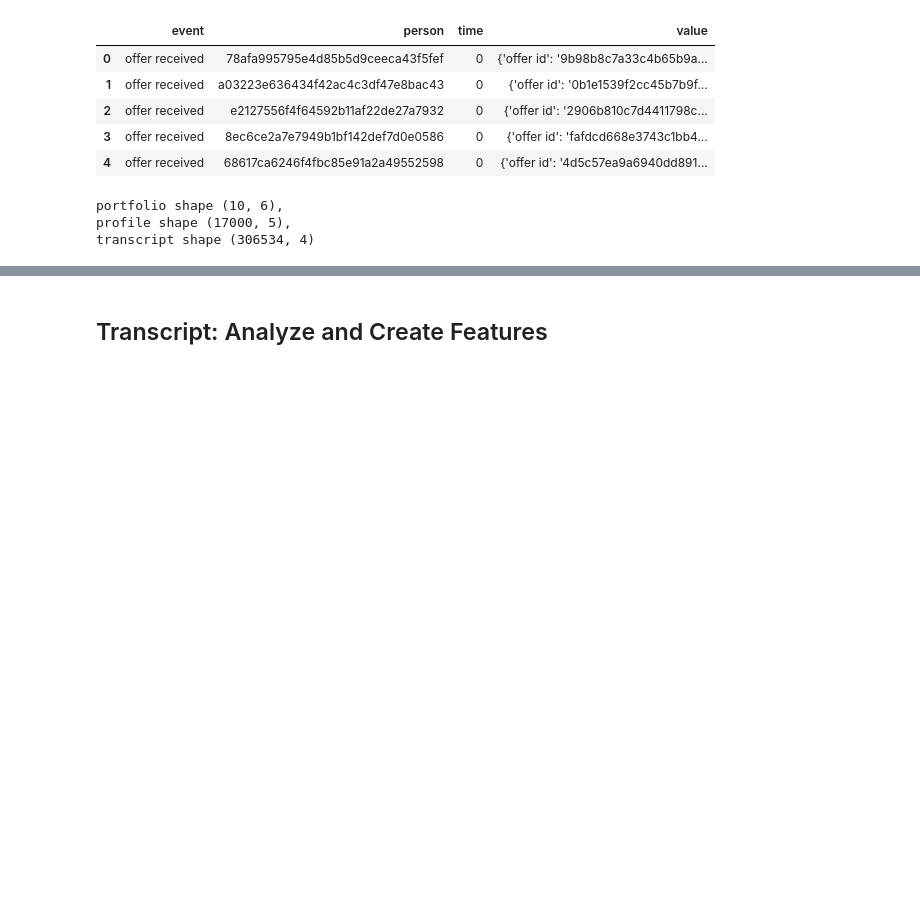
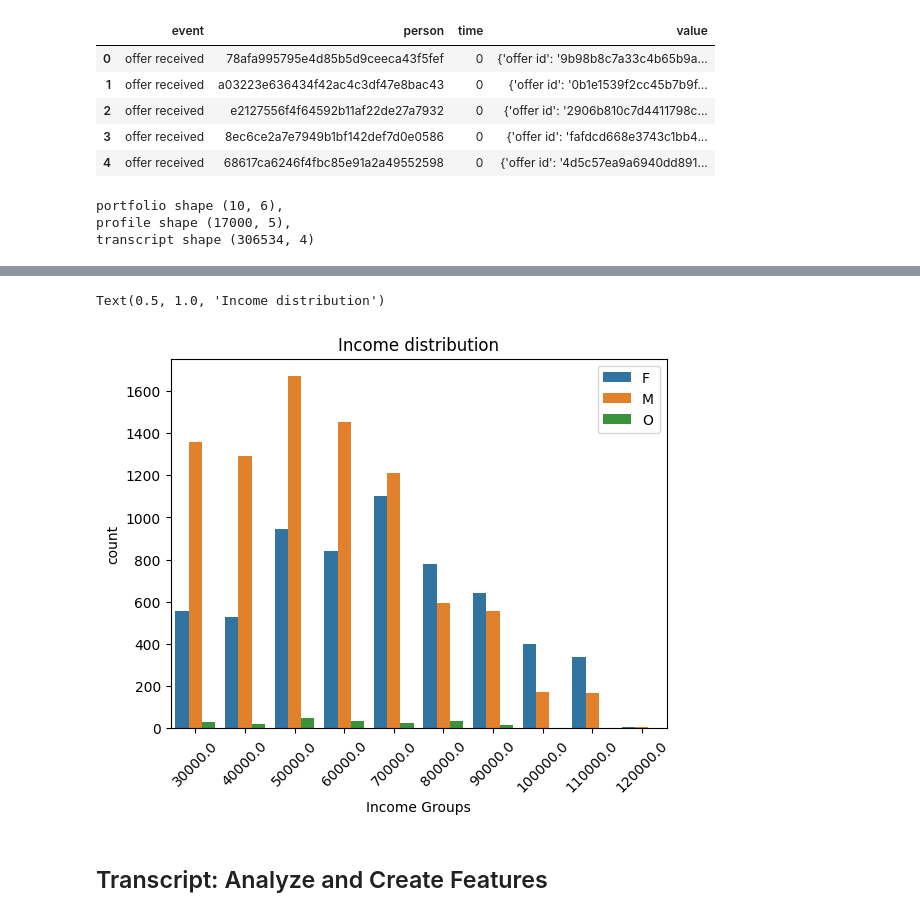
Before and after one commit to mdeevan/StarbucksCapstone, a Jupyter notebook: Starbucks_Capstone_notebook.ipynb, the cells around one changed output, grey strips where cells are left out. Drawn from its saved outputs; the diff is of its cells as text; code cells hidden in the pictures; blank space fills up the shorter version.

```diff
--- a/Starbucks_Capstone_notebook.ipynb
+++ b/Starbucks_Capstone_notebook.ipynb
@@ -155,2 +392,20 @@ transcript shape (306534, 4)
+# %%
+ax = plt.subplot()
+
+plt.style.use('default')
+# plt.grid(True, which='both')
+
+sns.countplot(x='income_group', hue='gender',
+            data = profile2
+            )
+ax.set_xlabel('Income Groups')
+plt.xticks(rotation=45)
+plt.legend(loc='upper right',fancybox=True )
+
+
+plt.title('Income distribution')
+# %% [output]
+Text(0.5, 1.0, 'Income distribution')
+[figure, added]
 # %% [markdown]
 ## Transcript: Analyze and Create Features
```
Also changed, not shown: parts of 168 cells of this notebook, 1 other file.
